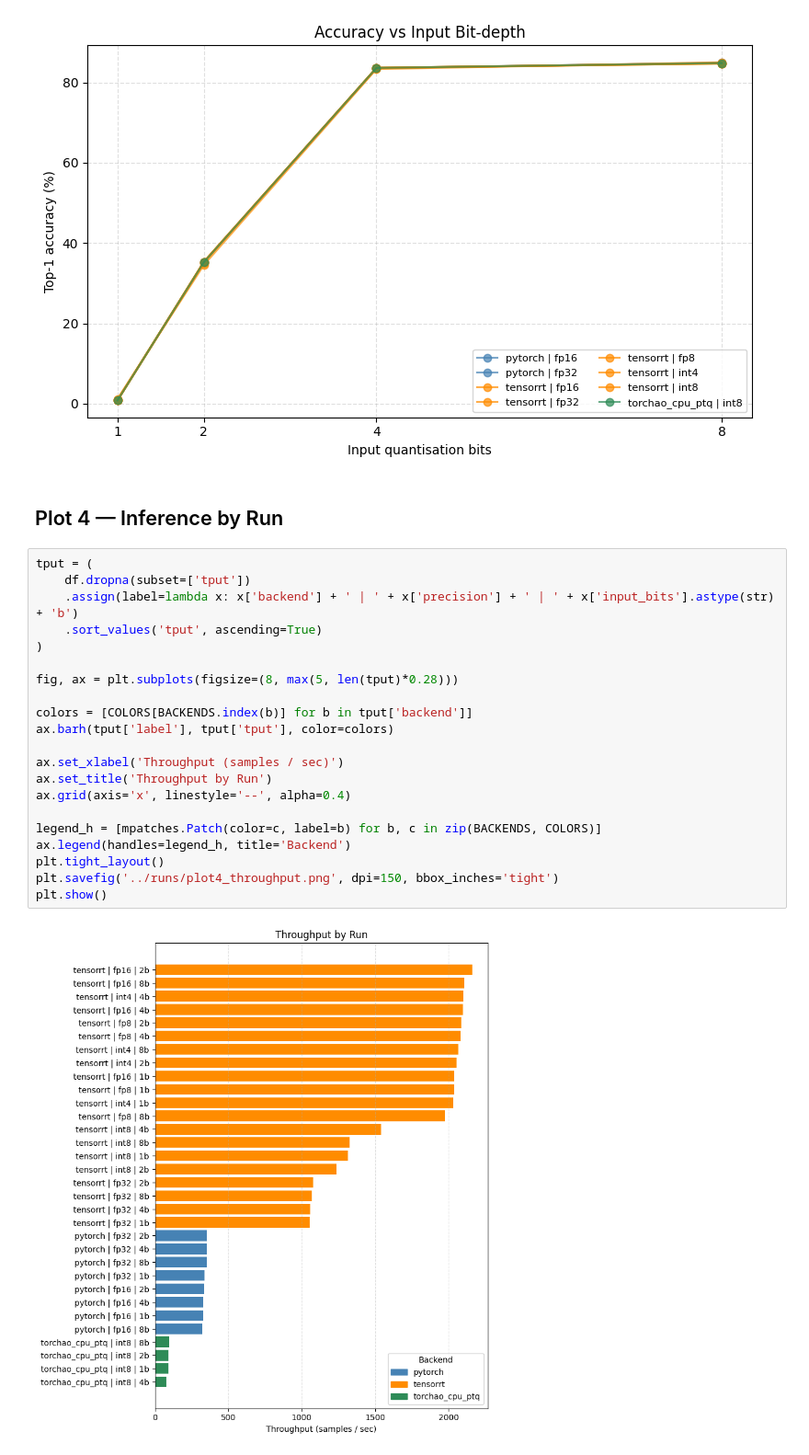
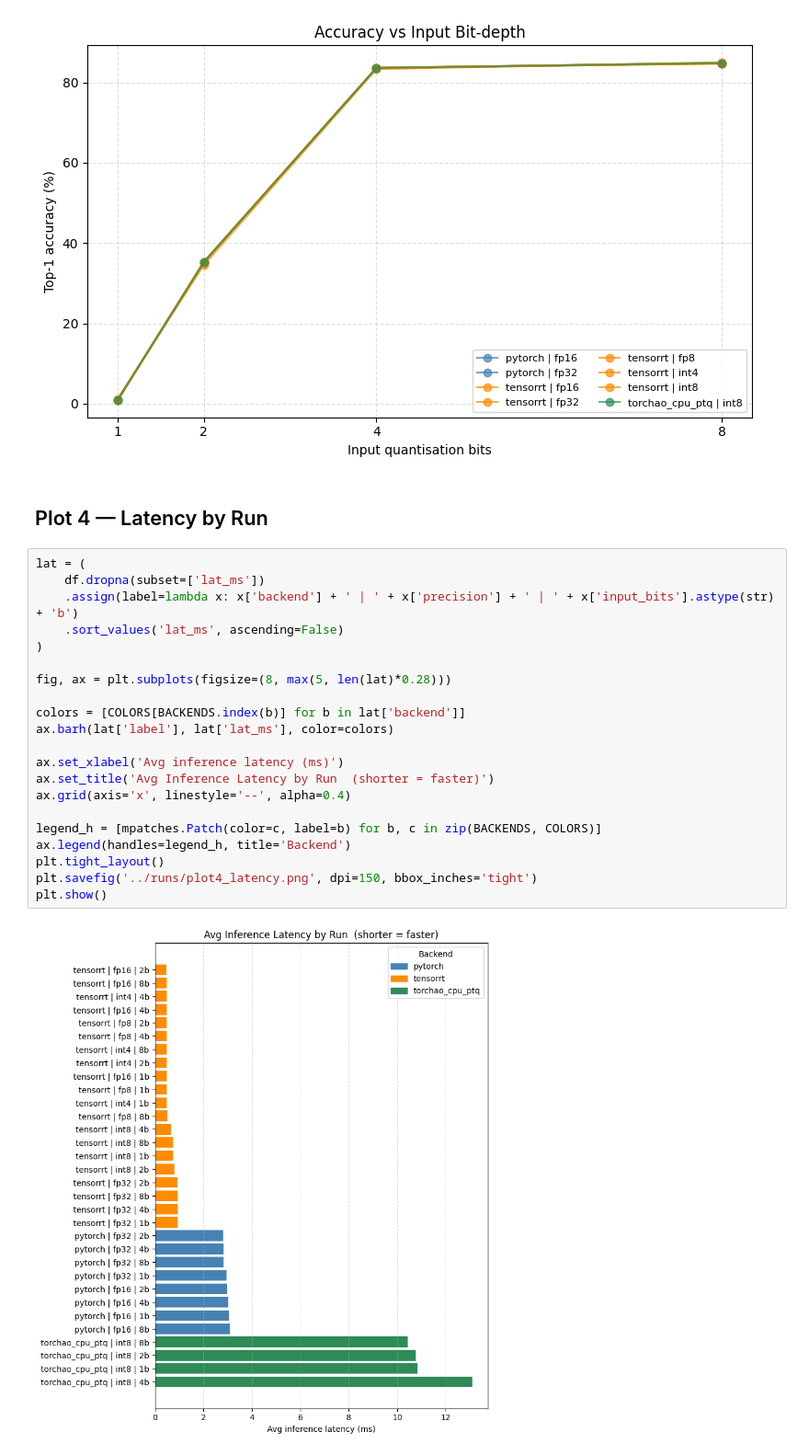
Before and after one commit to pratham1gg/quantized_resnets, a Jupyter notebook: notebook/analysis.ipynb, the cells around one changed output. Shown at 92% size. Drawn from its saved outputs; the diff is of its cells as text.

Commit message:
latency instead of tput

```diff
--- a/notebook/analysis.ipynb
+++ b/notebook/analysis.ipynb
@@ -134,27 +150,27 @@ plt.show()
 # %% [output]
 [figure]
 # %% [markdown]
-## Plot 4 — Inference by Run
+## Plot 4 — Latency by Run
 # %%
-tput = (
-    df.dropna(subset=['tput'])
+lat = (
+    df.dropna(subset=['lat_ms'])
     .assign(label=lambda x: x['backend'] + ' | ' + x['precision'] + ' | ' + x['input_bits'].astype(str) + 'b')
-    .sort_values('tput', ascending=True)
+    .sort_values('lat_ms', ascending=False)
 )
 
-fig, ax = plt.subplots(figsize=(8, max(5, len(tput)*0.28)))
+fig, ax = plt.subplots(figsize=(8, max(5, len(lat)*0.28)))
 
-colors = [COLORS[BACKENDS.index(b)] for b in tput['backend']]
-ax.barh(tput['label'], tput['tput'], color=colors)
+colors = [COLORS[BACKENDS.index(b)] for b in lat['backend']]
+ax.barh(lat['label'], lat['lat_ms'], color=colors)
 
-ax.set_xlabel('Throughput (samples / sec)')
-ax.set_title('Throughput by Run')
+ax.set_xlabel('Avg inference latency (ms)')
+ax.set_title('Avg Inference Latency by Run  (shorter = faster)')
 ax.grid(axis='x', linestyle='--', alpha=0.4)
 
 legend_h = [mpatches.Patch(color=c, label=b) for b, c in zip(BACKENDS, COLORS)]
 ax.legend(handles=legend_h, title='Backend')
 plt.tight_layout()
-plt.savefig('../runs/plot4_throughput.png', dpi=150, bbox_inches='tight')
+plt.savefig('../runs/plot4_latency.png', dpi=150, bbox_inches='tight')
 plt.show()
 # %% [output]
-[figure, old version]
+[figure, new version]
```
Also changed, not shown: parts of 1 cell of this notebook.
